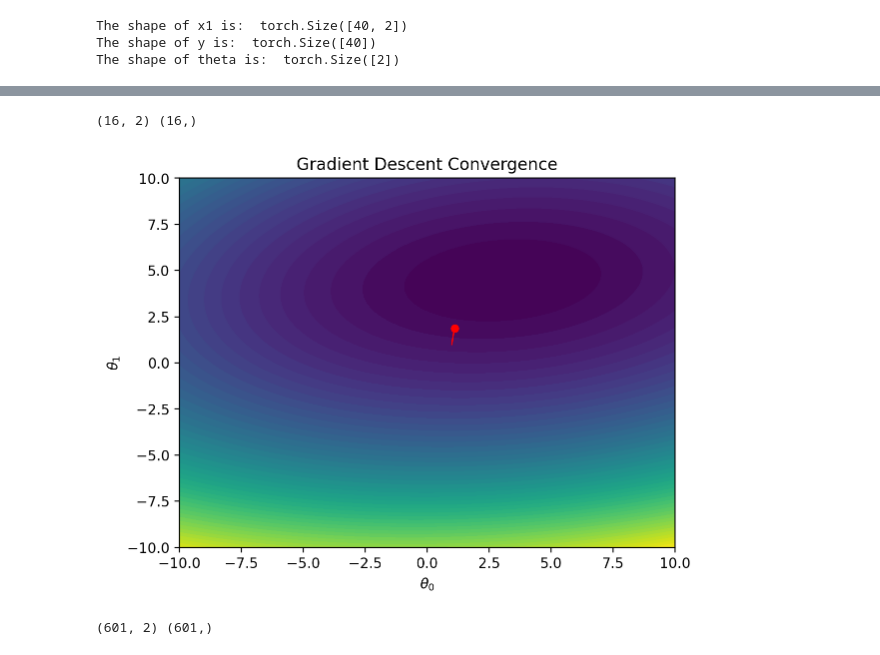
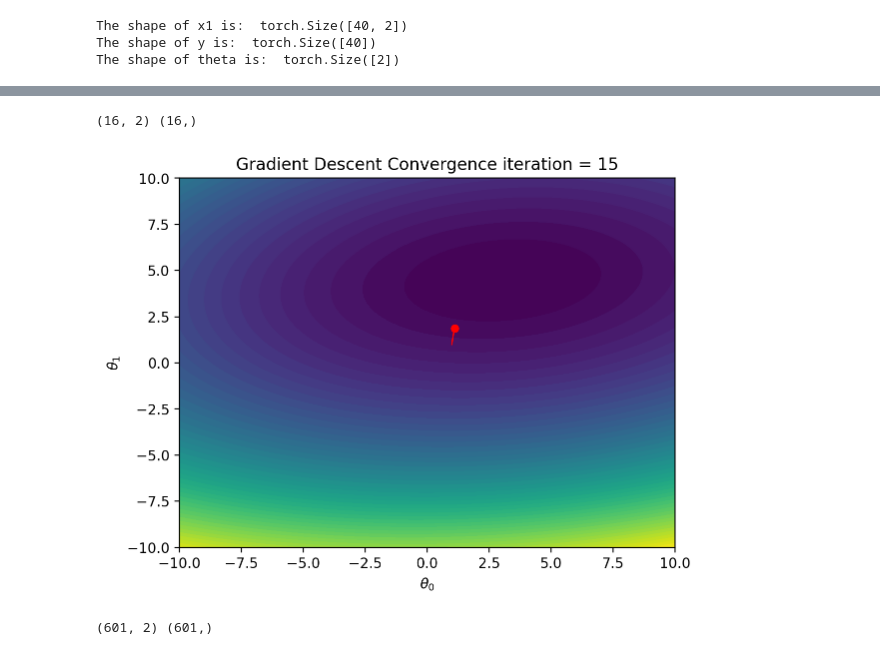
Before and after one commit to HarshilShah1804/ES335_Assignment2, a Jupyter notebook: task1.ipynb, the cells around one changed output, grey strips where cells are left out. Drawn from its saved outputs; the diff is of its cells as text; code cells hidden in the pictures.

```diff
--- a/task1.ipynb
+++ b/task1.ipynb
@@ -194,0 +234,23 @@ Mini batch method Iteration:  117 , Mini batch method epochs:  14.625
+# %%
+epochs = 15
+batch_size = 5
+lr = 0.01
+fbgd_iter=0
+sgd_iter=0
+mbgd_iter=0
+fb_gd_epochs = 0
+sgd_epochs = 0
+mbgd_epochs = 0
+for i in range(10):
+    fb_gd = full_batch_gd(x1, y, lr, epochs)
+    sgd = stochastic_gradient_descent(x1, y,  lr, epochs)
+    mb_gd = mini_batch_gradient_descent(x1, y, lr, epochs, batch_size)
+    fbgd_iter+=len(fb_gd[0])
+    sgd_iter+=len(sgd[0])
+    mbgd_iter+=len(mb_gd[0])
+    fb_gd_epochs+=fb_gd[2]
+    sgd_epochs+=sgd[2]
+    mbgd_epochs+=mb_gd[2]
+print("Full batch gradient descent iterations: ", fbgd_iter/10, "Number of epochs: ", fb_gd_epochs/10)
+print("Stochastic gradient descent iterations: ", sgd_iter/10, "Number of epochs: ", sgd_epochs/10)
+print("Mini batch gradient descent iterations: ", mbgd_iter/10, "Number of epochs: ", mbgd_epochs/10)
@@ -211,61 +286,54 @@ plt.show()
 # %%
+fb_gd = full_batch_gd(x1, y, lr, epochs, False)
 theta_vals=np.array(fb_gd[0])
 loss_vals = np.array(fb_gd[1])
 print(theta_vals.shape, loss_vals.shape)
 
-# Generate a grid for theta_0 and theta_1 values to create the contour plot
 theta_0_vals = np.linspace(-10, 10, 100)
 theta_1_vals = np.linspace(-10, 10, 100)
 theta_0_grid, theta_1_grid = np.meshgrid(theta_0_vals, theta_1_vals)
 
-# Calculate the loss for each point in the grid to create the contour plot
 loss_grid = np.zeros_like(theta_0_grid)
 for i in range(theta_0_grid.shape[0]):
     for j in range(theta_0_grid.shape[1]):
         theta_tensor = torch.tensor([theta_0_grid[i, j], theta_1_grid[i, j]], dtype=torch.float32).view(-1, 1)
-        y_pred = model(x1, theta_tensor).squeeze()  # Remove singleton dimension
+        y_pred = model(x1, theta_tensor).squeeze()
         loss = loss_fn(y_pred, y)
         loss_grid[i, j] = loss.item()
 
-# Set up the figure and axis
 fig, ax = plt.subplots()
 
-# Create the contour plot
+
 contour = ax.contourf(theta_0_grid, theta_1_grid, loss_grid, levels=50, cmap='viridis')
 ax.set_xlabel(r'$\theta_0$')
 ax.set_ylabel(r'$\theta_1$')
-ax.set_title('Gradient Descent Convergence')
+ax.set_title(f'Gradient Descent Convergence')
 
-# Create a point and a line to represent the path of theta updates
+
 point, = ax.plot([], [], 'ro', markersize=5)
 line, = ax.plot([], [], 'r-', linewidth=1)
 
-# Initialize the animation
 def init():
     point.set_data([], [])
     line.set_data([], [])
     return point, line
 
-# Update function for animation
+
 def update(frame):
     if frame < len(theta_vals):
-        # Extract theta_0 and theta_1 values
         theta_0, theta_1 = theta_vals[frame]
         point.set_data(theta_0, theta_1)
 
-        # Update the path line
         line.set_data(theta_vals[:frame + 1, 0], theta_vals[:frame + 1, 1])
+    ax.set_title(f'Gradient Descent Convergence iteration = {frame}')
     return point, line
 
-# Create the animation with the correct number of frames
 ani = animation.FuncAnimation(fig, update, frames=len(theta_vals), init_func=init, blit=True, interval=500)
 
-# Save the animation as a GIF (requires PillowWriter)
 ani.save('Full_Batch.gif', writer='pillow', fps=2)
 
-# Display the plot
 plt.show()
 # %% [output]
 (16, 2) (16,)
-[figure, old version]
+[figure, new version]
 # %%
```
Also changed, not shown: parts of 26 cells of this notebook, 3 other files.
